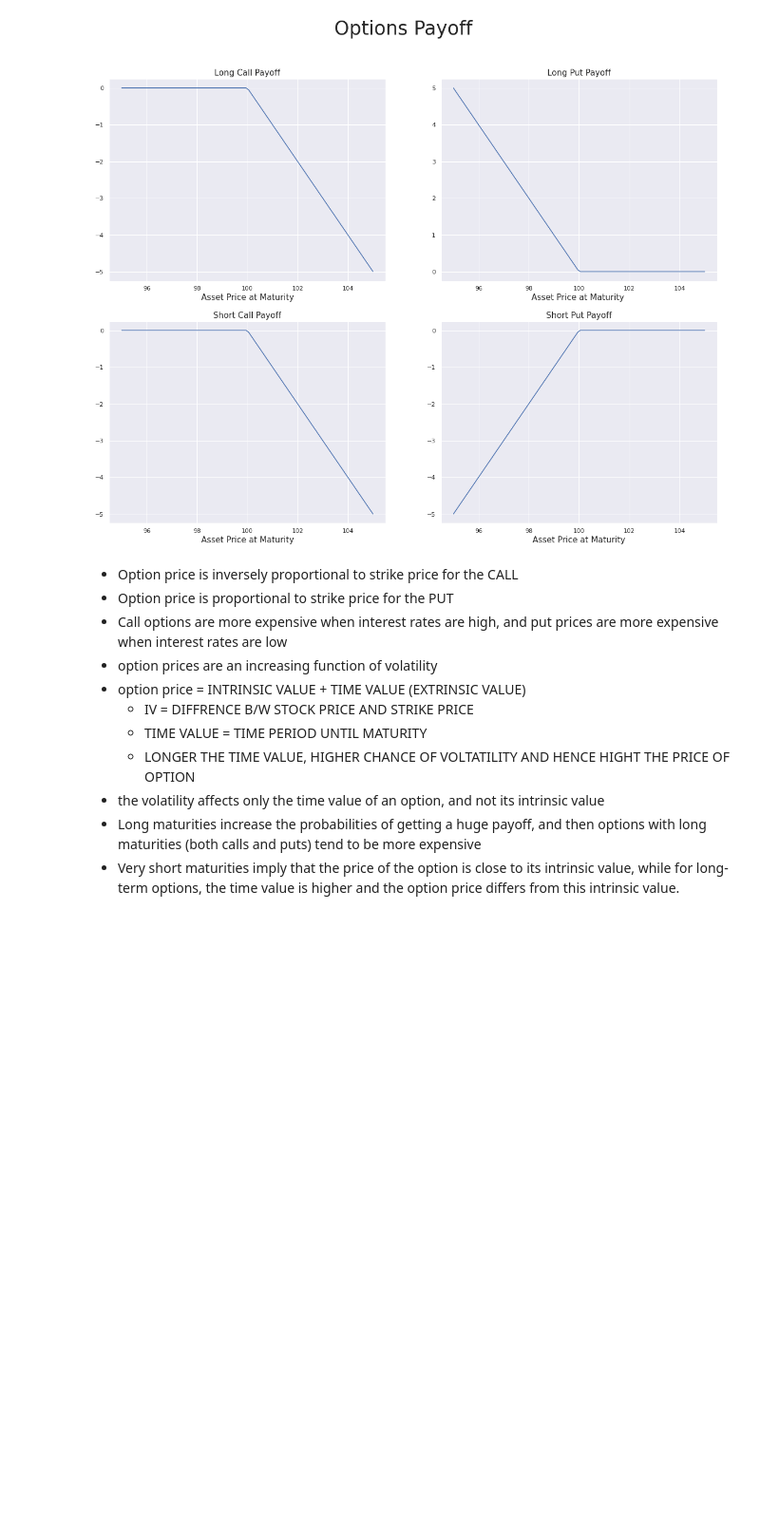
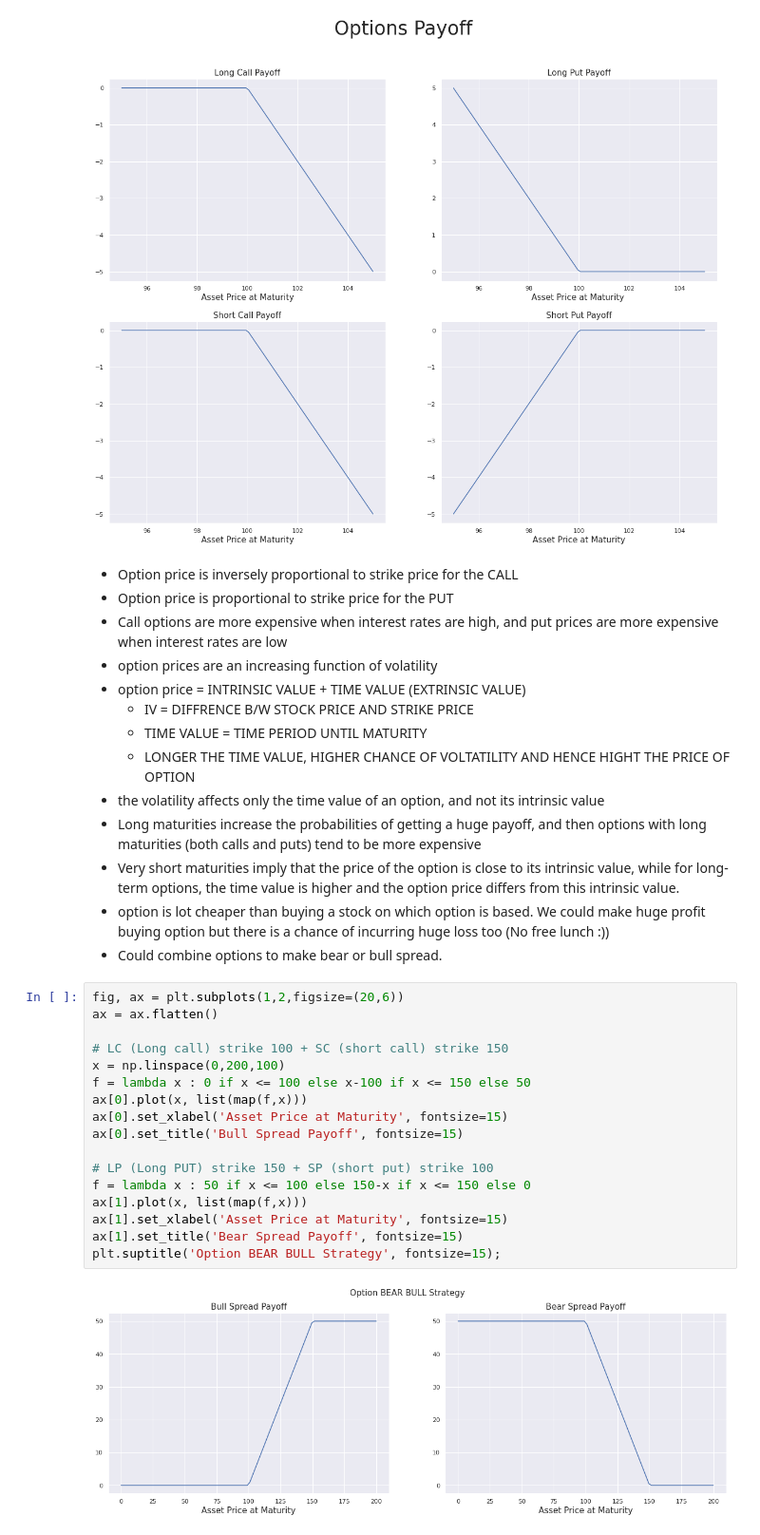
Before and after one commit to bhavinmoriya/Python-for-Financial-Analysis-and-Algorithmic-Trading, a Jupyter notebook: derivatives-pricing-future-and-forwards.ipynb, the cells around one changed output. Shown: that part at 95% size. Cells and saved outputs as stored; diff of their text form; blank space fills up the shorter version.

Commit message:
Kaggle Notebook | Derivatives pricing : Future, Forwards, options | Version 4

```diff
--- a/derivatives-pricing-future-and-forwards.ipynb
+++ b/derivatives-pricing-future-and-forwards.ipynb
@@ -199,3 +198,24 @@ plt.suptitle('Options Payoff', fontsize=35);
 - the volatility affects only the time value of an option, and not its intrinsic value
 - Long maturities increase the probabilities of getting a huge payoff, and then options with long maturities (both calls and puts) tend to be more expensive
 - Very short maturities imply that the price of the option is close to its intrinsic value, while for long-term options, the time value is higher and the option price differs from this intrinsic value.
+- option is lot cheaper than buying a stock on which option is based. We could make huge profit buying option but there is a chance of incurring huge loss too (No free lunch :))
+- Could combine options to make bear or bull spread.
+# %%
+fig, ax = plt.subplots(1,2,figsize=(20,6))
+ax = ax.flatten()
+
+# LC (Long call) strike 100 + SC (short call) strike 150
+x = np.linspace(0,200,100)
+f = lambda x : 0 if x <= 100 else x-100 if x <= 150 else 50
+ax[0].plot(x, list(map(f,x)))
+ax[0].set_xlabel('Asset Price at Maturity', fontsize=15)
+ax[0].set_title('Bull Spread Payoff', fontsize=15)
+
+# LP (Long PUT) strike 150 + SP (short put) strike 100
+f = lambda x : 50 if x <= 100 else 150-x if x <= 150 else 0
+ax[1].plot(x, list(map(f,x)))
+ax[1].set_xlabel('Asset Price at Maturity', fontsize=15)
+ax[1].set_title('Bear Spread Payoff', fontsize=15)
+plt.suptitle('Option BEAR BULL Strategy', fontsize=15);
+# %% [output]
+[figure, added]
```
Also changed, not shown: parts of 8 cells of this notebook.
